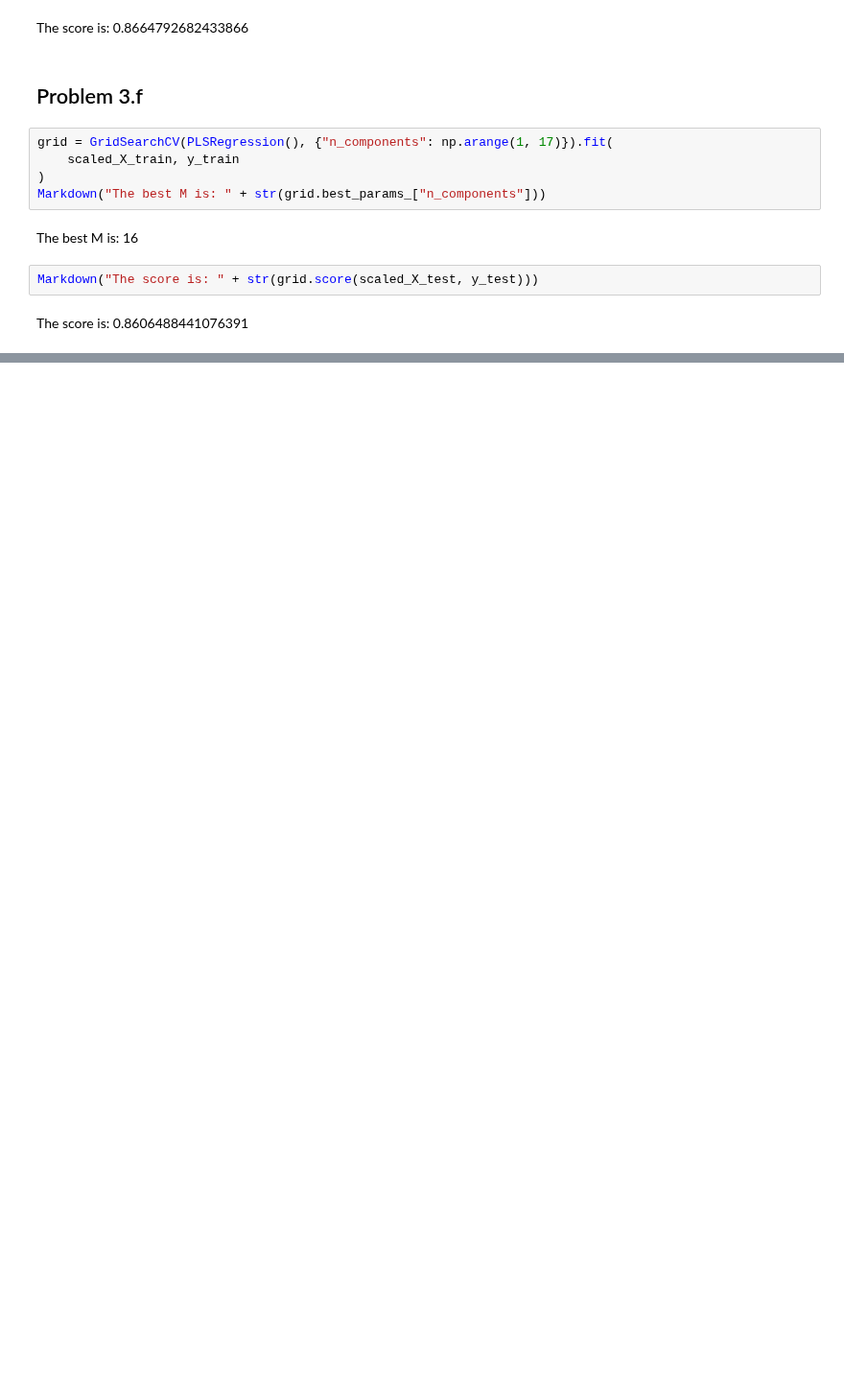
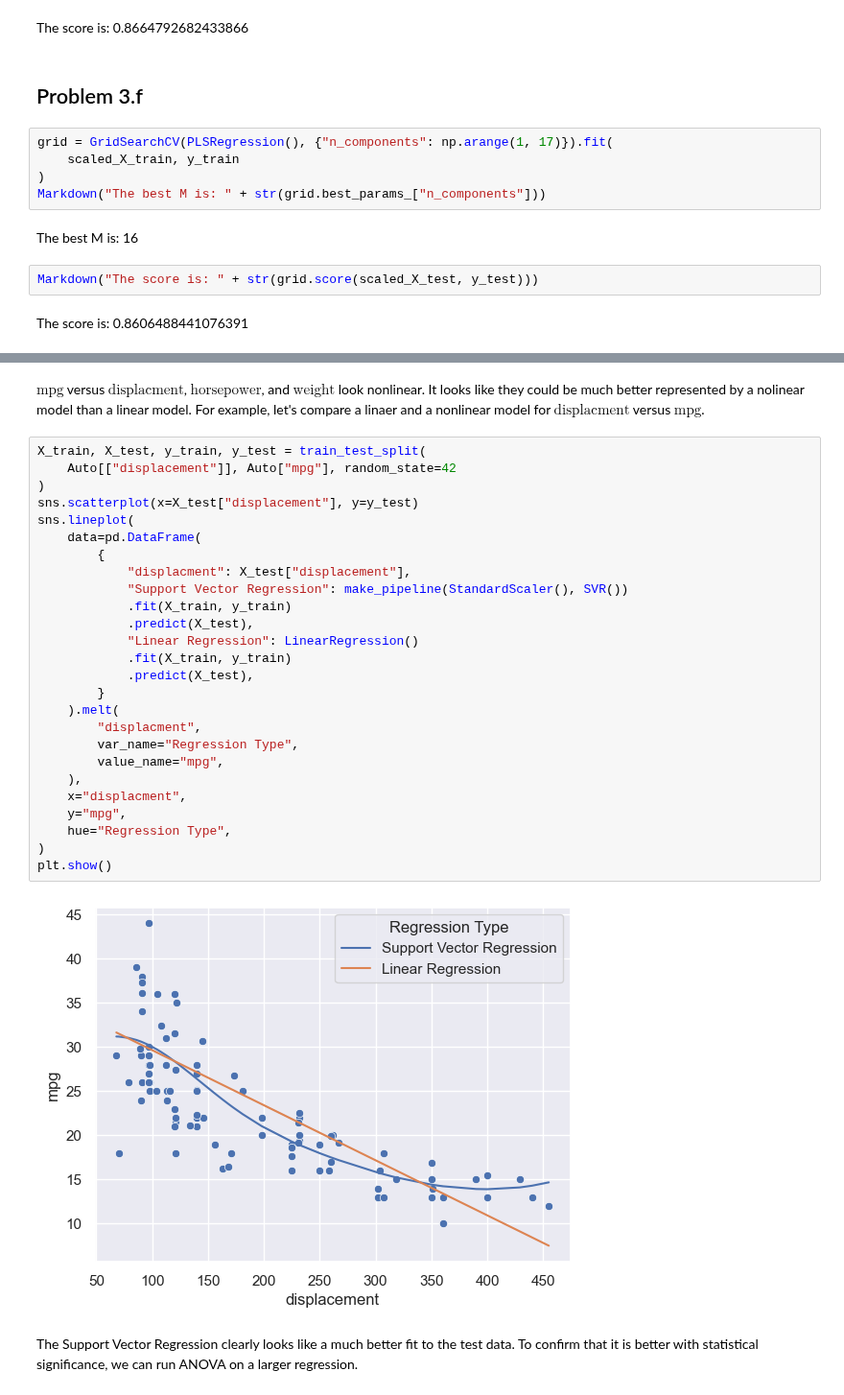
Before and after one commit to AlistairKeiller/STATS-202, a Jupyter notebook: HW3.ipynb, the cells around one changed output, grey strips where cells are left out. Shown at 96% size. Cells and saved outputs as stored; diff of their text form; blank space fills up the shorter version.

```diff
--- a/HW3.ipynb
+++ b/HW3.ipynb
@@ -182,0 +193,32 @@ Use ANOVA
+# %% [markdown]
+$\text{mpg}$ versus $\text{displacment}$, $\text{horsepower}$, and $\text{weight}$ look nonlinear. It looks like they could be much better represented by a nolinear model than a linear model. For example, let's compare a linaer and a nonlinear model for $\text{displacment}$ versus $\text{mpg}$.
+# %%
+X_train, X_test, y_train, y_test = train_test_split(
+    Auto[["displacement"]], Auto["mpg"], random_state=42
+)
+sns.scatterplot(x=X_test["displacement"], y=y_test)
+sns.lineplot(
+    data=pd.DataFrame(
+        {
+            "displacment": X_test["displacement"],
+            "Support Vector Regression": make_pipeline(StandardScaler(), SVR())
+            .fit(X_train, y_train)
+            .predict(X_test),
+            "Linear Regression": LinearRegression()
+            .fit(X_train, y_train)
+            .predict(X_test),
+        }
+    ).melt(
+        "displacment",
+        var_name="Regression Type",
+        value_name="mpg",
+    ),
+    x="displacment",
+    y="mpg",
+    hue="Regression Type",
+)
+plt.show()
+# %% [output]
+[figure, added]
+# %% [markdown]
+The Support Vector Regression clearly looks like a much better fit to the test data. To confirm that it is better with statistical significance, we can run ANOVA on a larger regression.
```
Also changed, not shown: parts of 31 cells of this notebook, 1 other file.
